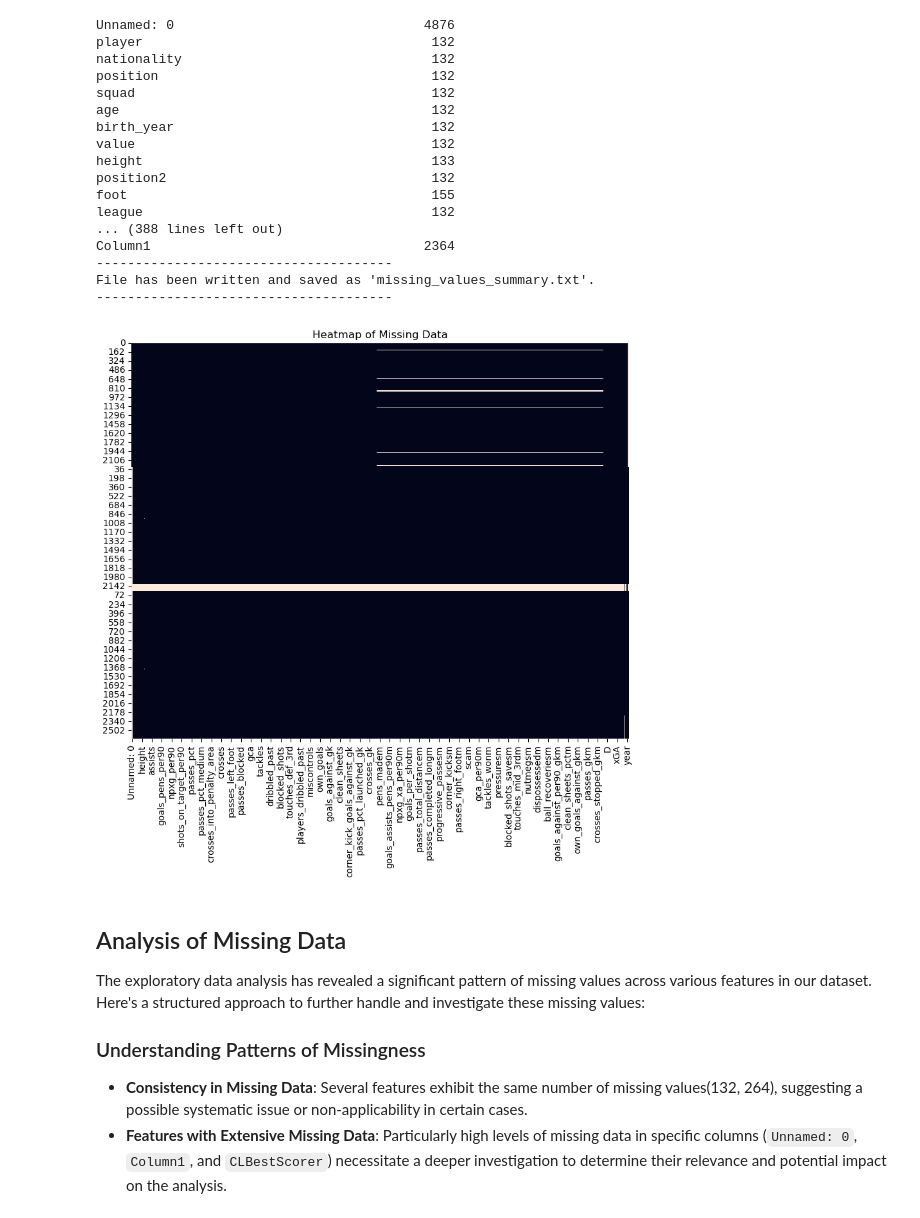
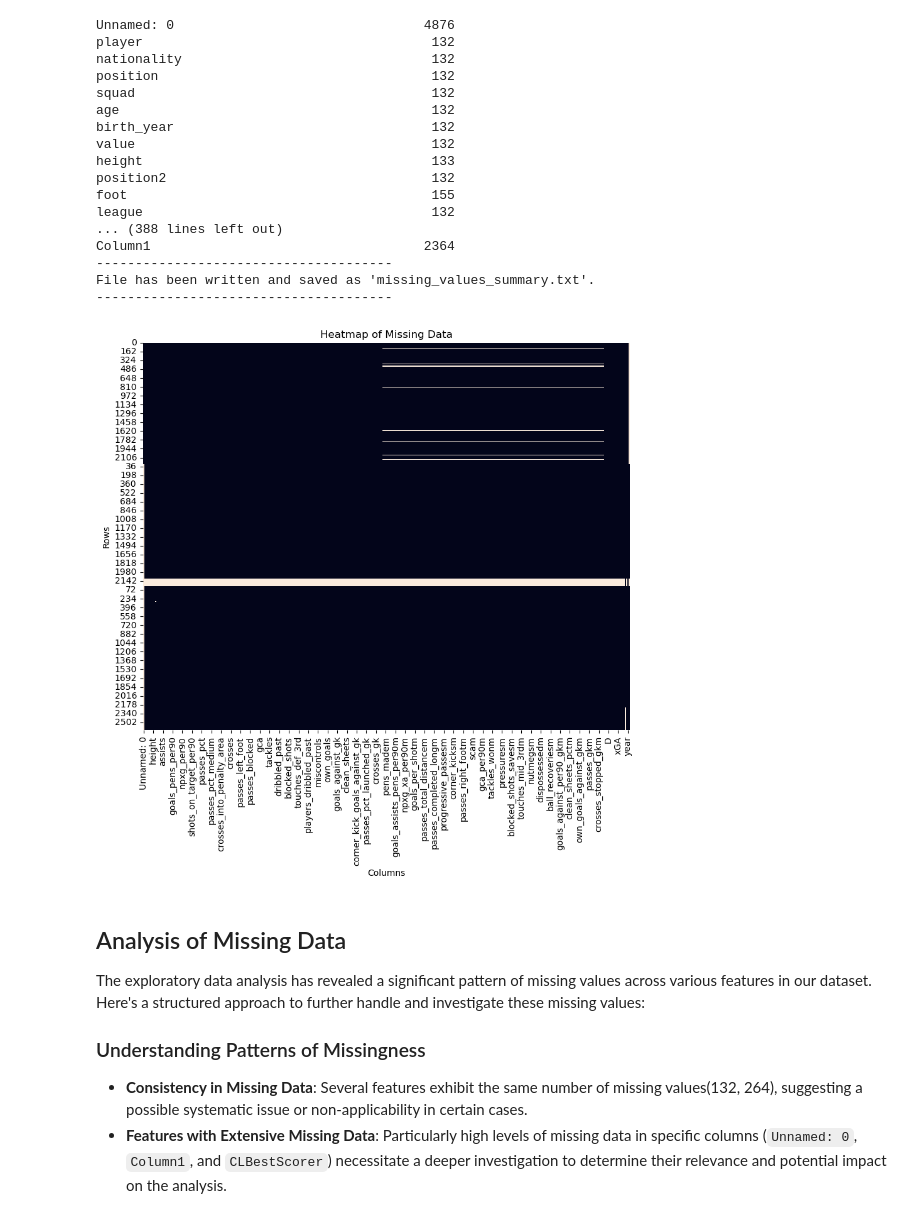
Before and after one commit to samke01/hsaalen-datamining, a Jupyter notebook: Regression/Regression_Data_Cleaning.ipynb, the cells around one changed output. Saved outputs shown, nothing was run; the diff lists cells and outputs as text; code cells hidden in the pictures.

```diff
--- a/Regression/Regression_Data_Cleaning.ipynb
+++ b/Regression/Regression_Data_Cleaning.ipynb
@@ -239,11 +239,3 @@ Column1                                   2364
 --------------------------------------
 File has been written and saved as 'missing_values_summary.txt'.
 --------------------------------------
-# %%
-# Heatmap of missing values to explore dependencies
-plt.figure(figsize=(10, 8))
-sns.heatmap(df.isnull(), cbar=False)
-plt.title('Heatmap of Missing Data')
-plt.show()
-# %% [output]
-[figure, removed]
@@ -250,3 +262,7 @@ plt.show()
+# %%
+plot_missing_data_heatmap(df)
+# %% [output]
+[figure, added]
 # %% [markdown]
 ## Analysis of Missing Data
 
```
Also changed, not shown: parts of 46 cells of this notebook, 10 other files.
